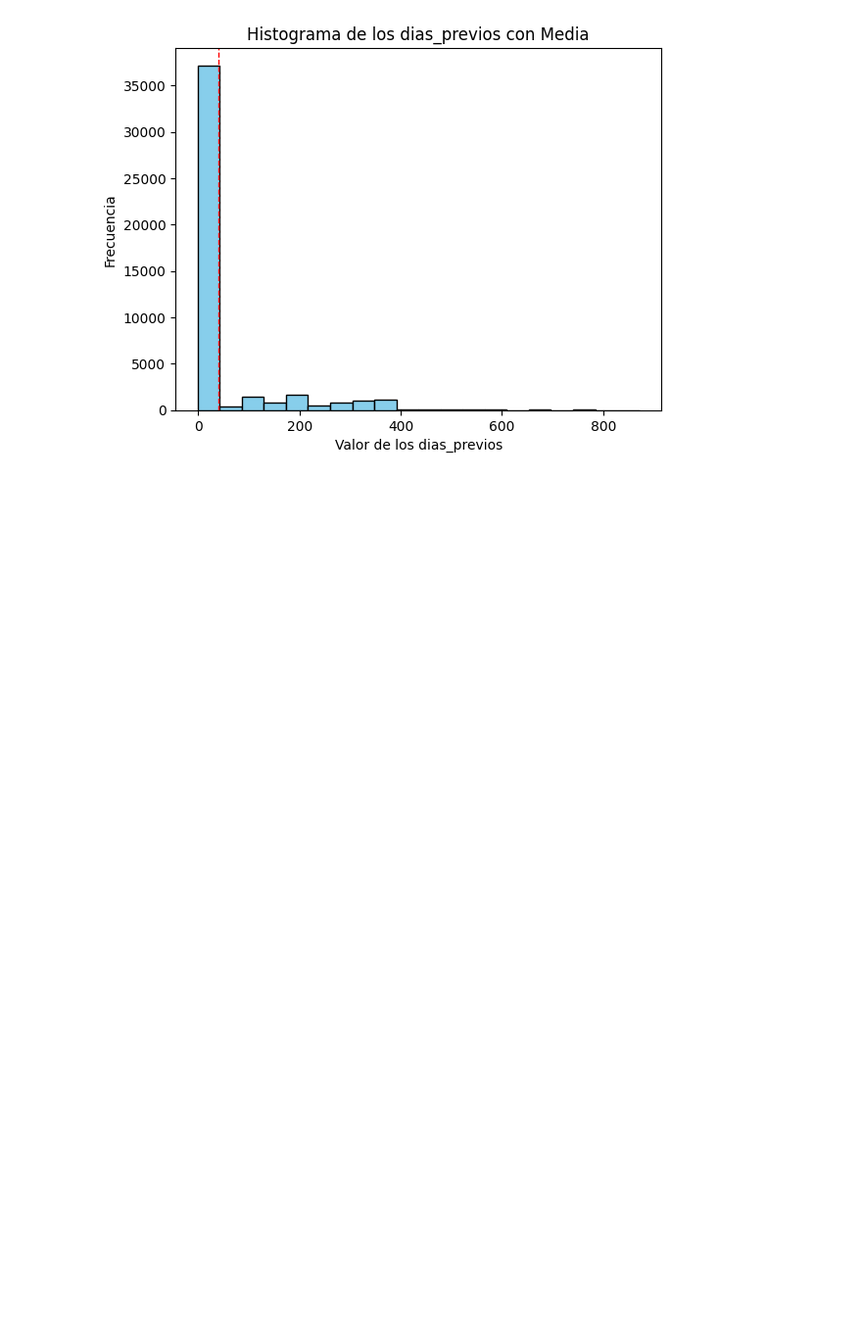
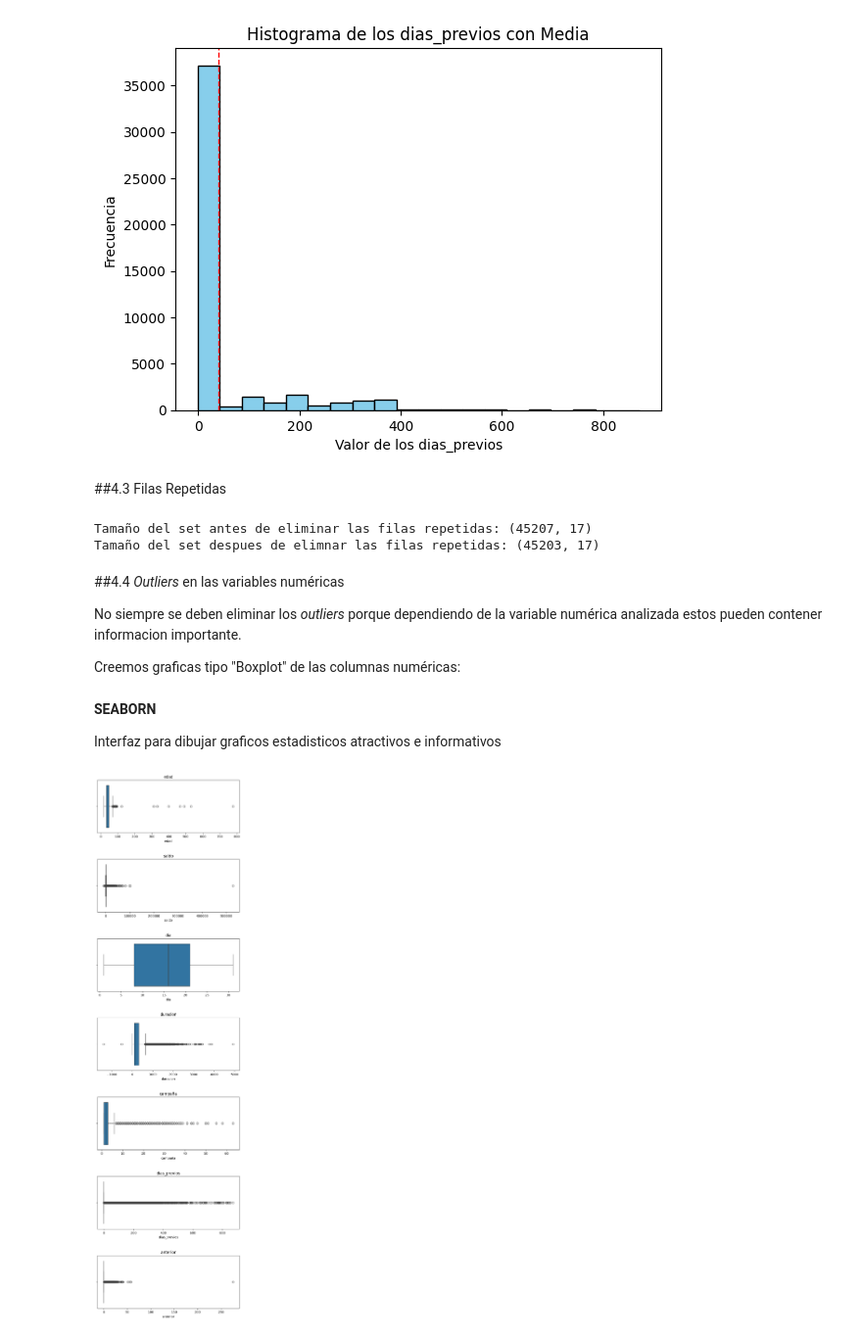
Before and after one commit to ErikaDivantoque/Talento_Tech, a Jupyter notebook: Laboratorio_1_.ipynb, the cells around one changed output. Shown at 98% size. Drawn from its saved outputs; the diff is of its cells as text; code cells hidden in the pictures; blank space fills up the shorter version.

```diff
--- a/Laboratorio_1_.ipynb
+++ b/Laboratorio_1_.ipynb
@@ -526,3 +526,38 @@ plt.title('Histograma de los dias_previos con Media')
 plt.show()
 # %% [output]
 [figure]
+# %% [markdown]
+##4.3 Filas Repetidas
+# %%
+# Mostramos la cantidad de registros antes de aplicar una transformación, limpieza o filtro
+print(f'Tamaño del set antes de eliminar las filas repetidas: {data.shape}')
+data.drop_duplicates(inplace=True)
+
+# Mostramos la cantidad de registros despues de aplicar una transformación, limpieza o filtro
+print(f'Tamaño del set despues de elimnar las filas repetidas: {data.shape}')
+# %% [output]
+Tamaño del set antes de eliminar las filas repetidas: (45207, 17)
+Tamaño del set despues de elimnar las filas repetidas: (45203, 17)
+# %% [markdown]
+##4.4 *Outliers* en las variables numéricas
+
+No siempre se deben eliminar los *outliers* porque dependiendo de la variable numérica analizada estos pueden contener informacion importante.
+
+Creemos graficas tipo "Boxplot" de las columnas numéricas:
+# %% [markdown]
+**SEABORN**
+
+Interfaz para dibujar graficos estadisticos atractivos e informativos
+# %%
+# Generar gráficas individuales pues las variables numéricas estan en rangos diferentes
+
+cols_num = ['edad', 'saldo', 'dia', 'duracion', 'campaña', 'dias_previos', 'anterior']
+
+fig, ax = plt.subplots(nrows=7, ncols=1, figsize=(8,30))
+fig.subplots_adjust(hspace=0.5)
+
+for i, col in enumerate(cols_num):
+  sns.boxplot(x=col, data=data, ax=ax[i])
+  ax[i].set_title(col)
+# %% [output]
+[figure, added]
```
